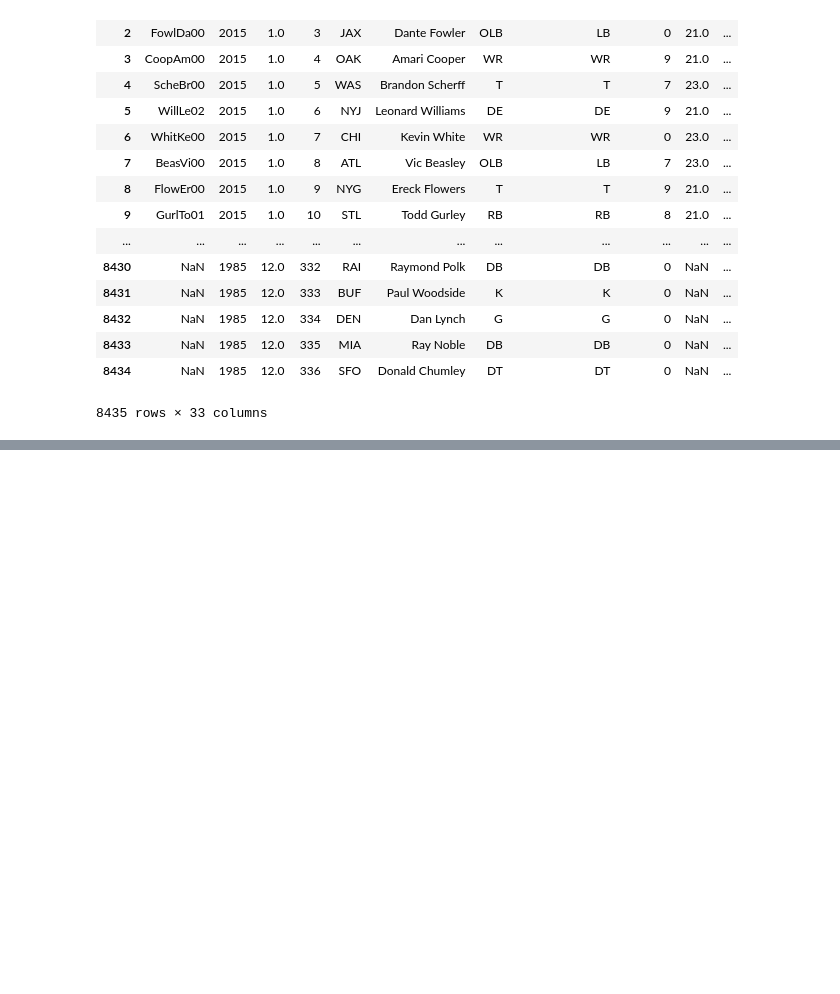
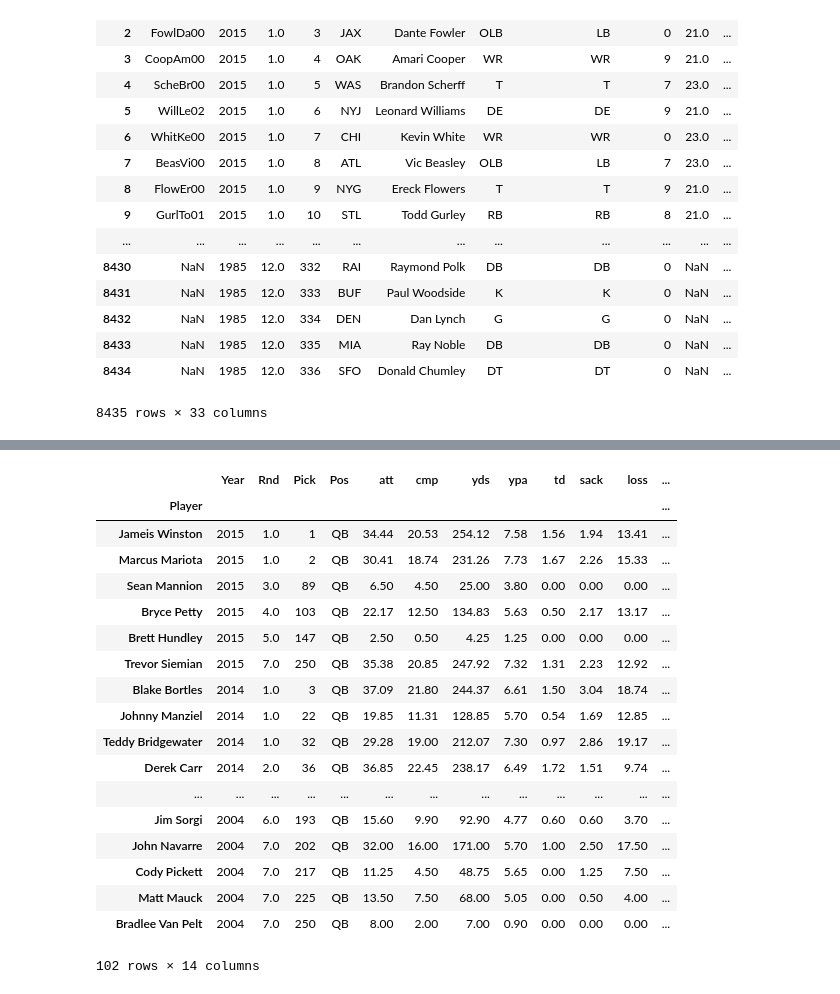
Before and after one commit to Ryanj535/NFL-ETL, a Jupyter notebook: NFL_ETL_KH.ipynb, the cells around one changed output, grey strips where cells are left out. Drawn from its saved outputs; the diff is of its cells as text; code cells hidden in the pictures; blank space fills up the shorter version.

```diff
--- a/NFL_ETL_KH.ipynb
+++ b/NFL_ETL_KH.ipynb
@@ -108,0 +89,5 @@ qb_stats_df.sort_values(by="year", ascending=False)
+# %%
+qb_stats_df = stats_df.drop('qb',axis=1)
+new_df = qb_stats_df.groupby(['Player'])
+avg_df = new_df["att","cmp","yds","ypa","td","int","lg","sack","loss","rate","game_points"].mean().round(2)
+avg_df
@@ -108,0 +114,25 @@ qb_stats_df.sort_values(by="year", ascending=False)
+# %%
+combined_df = pd.merge(draft_df_qb,avg_df, on="Player", how="left")
+combined_df = combined_df.dropna(how="any")
+combined_df['Game Total'] = game_count
+combined_df['Weighted Average']
+# %% [output]
+|  | Year | Rnd | Pick | Pos | att | cmp | yds | ypa | td | sack | loss | ... |
+| Player |  |  |  |  |  |  |  |  |  |  |  | ... |
+| Jameis Winston | 2015 | 1.0 | 1 | QB | 34.44 | 20.53 | 254.12 | 7.58 | 1.56 | 1.94 | 13.41 | ... |
+| Marcus Mariota | 2015 | 1.0 | 2 | QB | 30.41 | 18.74 | 231.26 | 7.73 | 1.67 | 2.26 | 15.33 | ... |
+| Sean Mannion | 2015 | 3.0 | 89 | QB | 6.50 | 4.50 | 25.00 | 3.80 | 0.00 | 0.00 | 0.00 | ... |
+| Bryce Petty | 2015 | 4.0 | 103 | QB | 22.17 | 12.50 | 134.83 | 5.63 | 0.50 | 2.17 | 13.17 | ... |
+| Brett Hundley | 2015 | 5.0 | 147 | QB | 2.50 | 0.50 | 4.25 | 1.25 | 0.00 | 0.00 | 0.00 | ... |
+| Trevor Siemian | 2015 | 7.0 | 250 | QB | 35.38 | 20.85 | 247.92 | 7.32 | 1.31 | 2.23 | 12.92 | ... |
+| Blake Bortles | 2014 | 1.0 | 3 | QB | 37.09 | 21.80 | 244.37 | 6.61 | 1.50 | 3.04 | 18.74 | ... |
+| Johnny Manziel | 2014 | 1.0 | 22 | QB | 19.85 | 11.31 | 128.85 | 5.70 | 0.54 | 1.69 | 12.85 | ... |
+| Teddy Bridgewater | 2014 | 1.0 | 32 | QB | 29.28 | 19.00 | 212.07 | 7.30 | 0.97 | 2.86 | 19.17 | ... |
+| Derek Carr | 2014 | 2.0 | 36 | QB | 36.85 | 22.45 | 238.17 | 6.49 | 1.72 | 1.51 | 9.74 | ... |
+| ... | ... | ... | ... | ... | ... | ... | ... | ... | ... | ... | ... | ... |
+| Jim Sorgi | 2004 | 6.0 | 193 | QB | 15.60 | 9.90 | 92.90 | 4.77 | 0.60 | 0.60 | 3.70 | ... |
+| John Navarre | 2004 | 7.0 | 202 | QB | 32.00 | 16.00 | 171.00 | 5.70 | 1.00 | 2.50 | 17.50 | ... |
+| Cody Pickett | 2004 | 7.0 | 217 | QB | 11.25 | 4.50 | 48.75 | 5.65 | 0.00 | 1.25 | 7.50 | ... |
+| Matt Mauck | 2004 | 7.0 | 225 | QB | 13.50 | 7.50 | 68.00 | 5.05 | 0.00 | 0.50 | 4.00 | ... |
+| Bradlee Van Pelt | 2004 | 7.0 | 250 | QB | 8.00 | 2.00 | 7.00 | 0.90 | 0.00 | 0.00 | 0.00 | ... |
+102 rows × 14 columns
```
Also changed, not shown: parts of 9 cells of this notebook, 1 other file.
